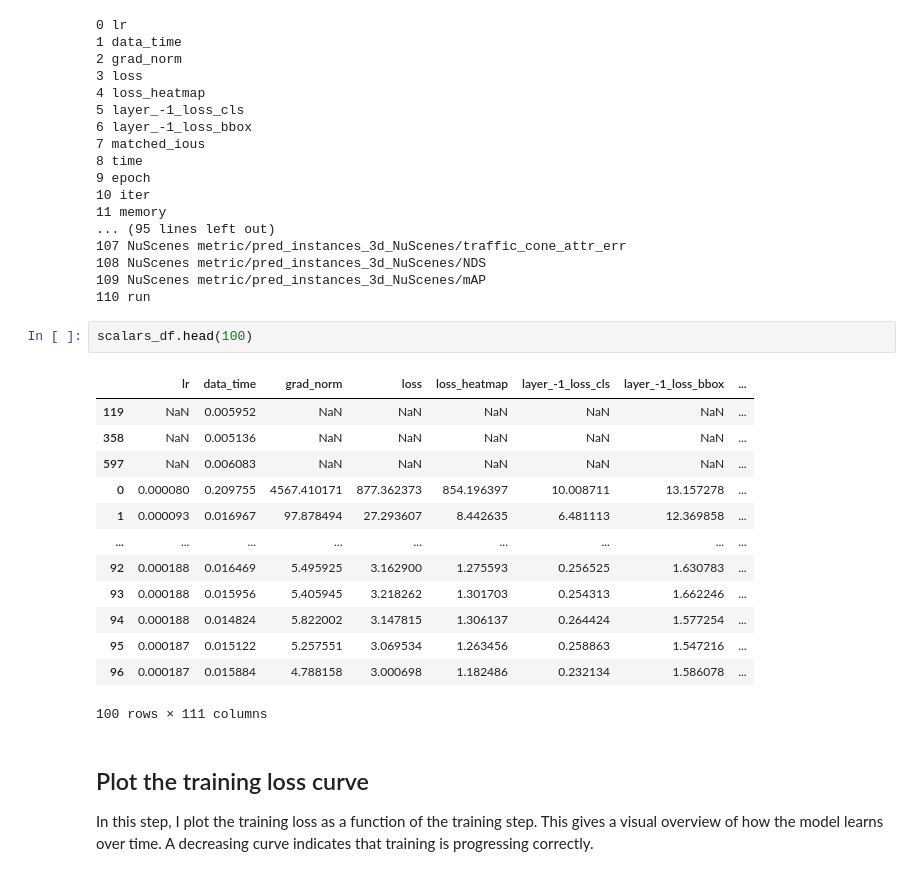
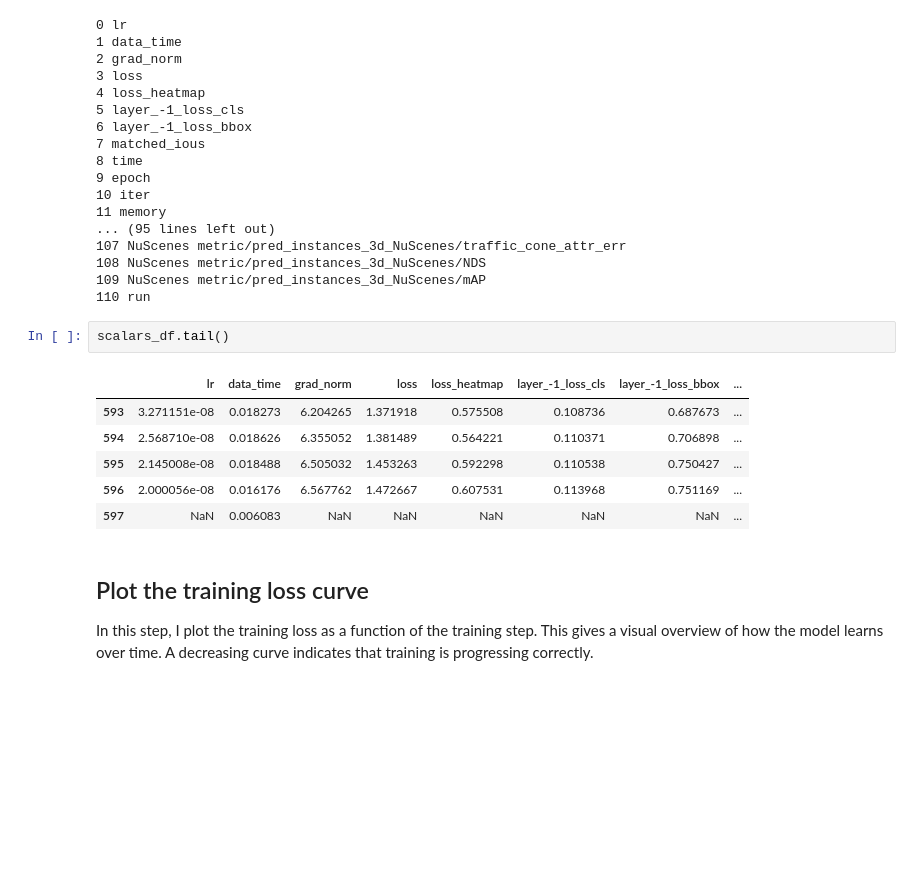
Before and after one commit to darkcyan-ugli-fruit/nuscenes-multimodal-learning, a Jupyter notebook: notebooks/03_camera_lidar_fusion_model.ipynb, the cells around one changed output. Saved outputs shown, nothing was run; the diff lists cells and outputs as text; blank space fills up the shorter version.

```diff
--- a/notebooks/03_camera_lidar_fusion_model.ipynb
+++ b/notebooks/03_camera_lidar_fusion_model.ipynb
@@ -927,22 +926,15 @@ for i, col in enumerate(scalars_df.columns):
 108 NuScenes metric/pred_instances_3d_NuScenes/NDS
 109 NuScenes metric/pred_instances_3d_NuScenes/mAP
 110 run
-# %%
-scalars_df.head(100)
-# %% [output]
-|  | lr | data_time | grad_norm | loss | loss_heatmap | layer_-1_loss_cls | layer_-1_loss_bbox | ... |
-| 119 | NaN | 0.005952 | NaN | NaN | NaN | NaN | NaN | ... |
-| 358 | NaN | 0.005136 | NaN | NaN | NaN | NaN | NaN | ... |
-| 597 | NaN | 0.006083 | NaN | NaN | NaN | NaN | NaN | ... |
-| 0 | 0.000080 | 0.209755 | 4567.410171 | 877.362373 | 854.196397 | 10.008711 | 13.157278 | ... |
-| 1 | 0.000093 | 0.016967 | 97.878494 | 27.293607 | 8.442635 | 6.481113 | 12.369858 | ... |
-| ... | ... | ... | ... | ... | ... | ... | ... | ... |
-| 92 | 0.000188 | 0.016469 | 5.495925 | 3.162900 | 1.275593 | 0.256525 | 1.630783 | ... |
-| 93 | 0.000188 | 0.015956 | 5.405945 | 3.218262 | 1.301703 | 0.254313 | 1.662246 | ... |
-| 94 | 0.000188 | 0.014824 | 5.822002 | 3.147815 | 1.306137 | 0.264424 | 1.577254 | ... |
-| 95 | 0.000187 | 0.015122 | 5.257551 | 3.069534 | 1.263456 | 0.258863 | 1.547216 | ... |
-| 96 | 0.000187 | 0.015884 | 4.788158 | 3.000698 | 1.182486 | 0.232134 | 1.586078 | ... |
-100 rows × 111 columns
+# %%
+scalars_df.tail()
+# %% [output]
+|  | lr | data_time | grad_norm | loss | loss_heatmap | layer_-1_loss_cls | layer_-1_loss_bbox | ... |
+| 593 | 3.271151e-08 | 0.018273 | 6.204265 | 1.371918 | 0.575508 | 0.108736 | 0.687673 | ... |
+| 594 | 2.568710e-08 | 0.018626 | 6.355052 | 1.381489 | 0.564221 | 0.110371 | 0.706898 | ... |
+| 595 | 2.145008e-08 | 0.018488 | 6.505032 | 1.453263 | 0.592298 | 0.110538 | 0.750427 | ... |
+| 596 | 2.000056e-08 | 0.016176 | 6.567762 | 1.472667 | 0.607531 | 0.113968 | 0.751169 | ... |
+| 597 | NaN | 0.006083 | NaN | NaN | NaN | NaN | NaN | ... |
 # %% [markdown]
 ## Plot the training loss curve
 
```
Also changed, not shown: parts of 7 cells of this notebook.
